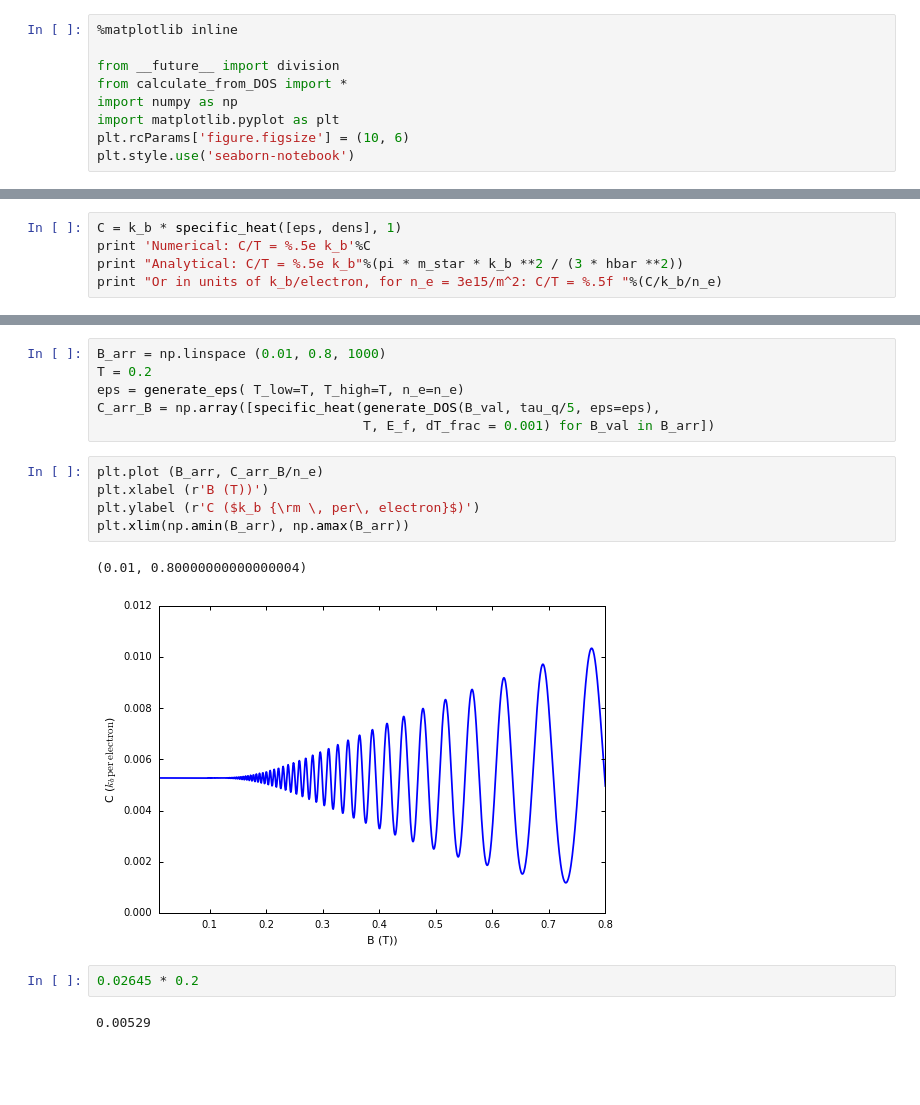
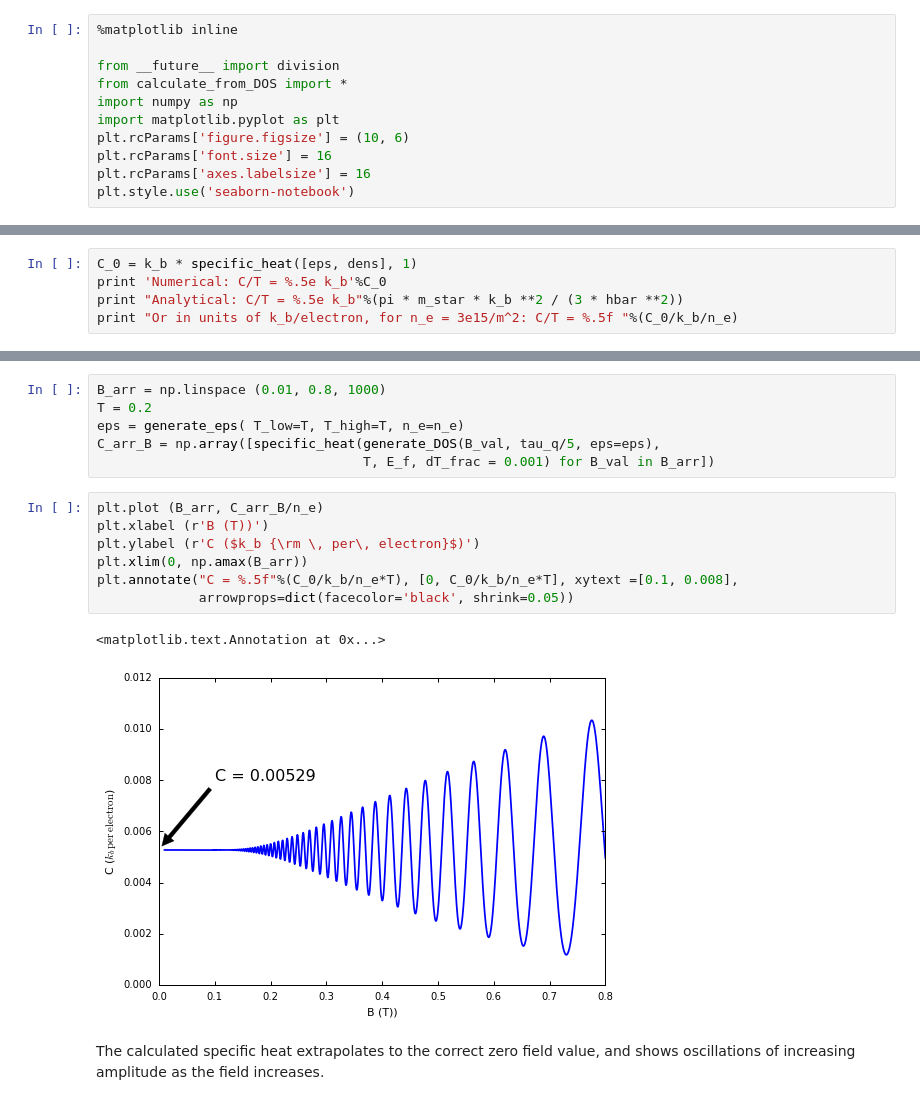
Before and after one commit to ben741/non-interacting-2DEG, a Jupyter notebook: demo.ipynb, the cells around one changed output, grey strips where cells are left out. Saved outputs shown, nothing was run; the diff lists cells and outputs as text; blank space fills up the shorter version.

```diff
--- a/demo.ipynb
+++ b/demo.ipynb
@@ -11,6 +11,8 @@ from calculate_from_DOS import *
 import numpy as np
 import matplotlib.pyplot as plt
 plt.rcParams['figure.figsize'] = (10, 6)
+plt.rcParams['font.size'] = 16
+plt.rcParams['axes.labelsize'] = 16
 plt.style.use('seaborn-notebook')
 # %% [markdown]
 ## Preamble and basic values
@@ -98,10 +100,10 @@ $C = \frac{\pi m^* k_b^2 T}{3 \hbar^2} \, {\rm \left[ \frac{J}{K \cdot m^2} \rig
 
 Interestingly, $C$ is independent of the electron density. This is because $C$ depends only on the DOS near the chemical potential. Since the DOS is flat, even though $n_e$ changes $\mu$, the DOS looks the same locally.
 # %%
-C = k_b * specific_heat([eps, dens], 1)
-print 'Numerical: C/T = %.5e k_b'%C
+C_0 = k_b * specific_heat([eps, dens], 1)
+print 'Numerical: C/T = %.5e k_b'%C_0
 print "Analytical: C/T = %.5e k_b"%(pi * m_star * k_b **2 / (3 * hbar **2))
-print "Or in units of k_b/electron, for n_e = 3e15/m^2: C/T = %.5f "%(C/k_b/n_e)
+print "Or in units of k_b/electron, for n_e = 3e15/m^2: C/T = %.5f "%(C_0/k_b/n_e)
 # %% [output]
 Numerical: C/T = 1.09548e-09 k_b
 Analytical: C/T = 1.09548e-09 k_b
@@ -153,12 +155,12 @@ C_arr_B = np.array([specific_heat(generate_DOS(B_val, tau_q/5, eps=eps),
 # %%
 plt.plot (B_arr, C_arr_B/n_e)
 plt.xlabel (r'B (T))')
 plt.ylabel (r'C ($k_b {\rm \, per\, electron}$)')
-plt.xlim(np.amin(B_arr), np.amax(B_arr))
+plt.xlim(0, np.amax(B_arr))
+plt.annotate("C = %.5f"%(C_0/k_b/n_e*T), [0, C_0/k_b/n_e*T], xytext =[0.1, 0.008],
+             arrowprops=dict(facecolor='black', shrink=0.05))
 # %% [output]
-(0.01, 0.80000000000000004)
+<matplotlib.text.Annotation at 0x...>
-[figure, old version]
+[figure, new version]
-# %%
-0.02645 * 0.2
-# %% [output]
-0.00529
+# %% [markdown]
+The calculated specific heat extrapolates to the correct zero field value, and shows oscillations of increasing amplitude as the field increases.
```
Also changed, not shown: 2 other files.
